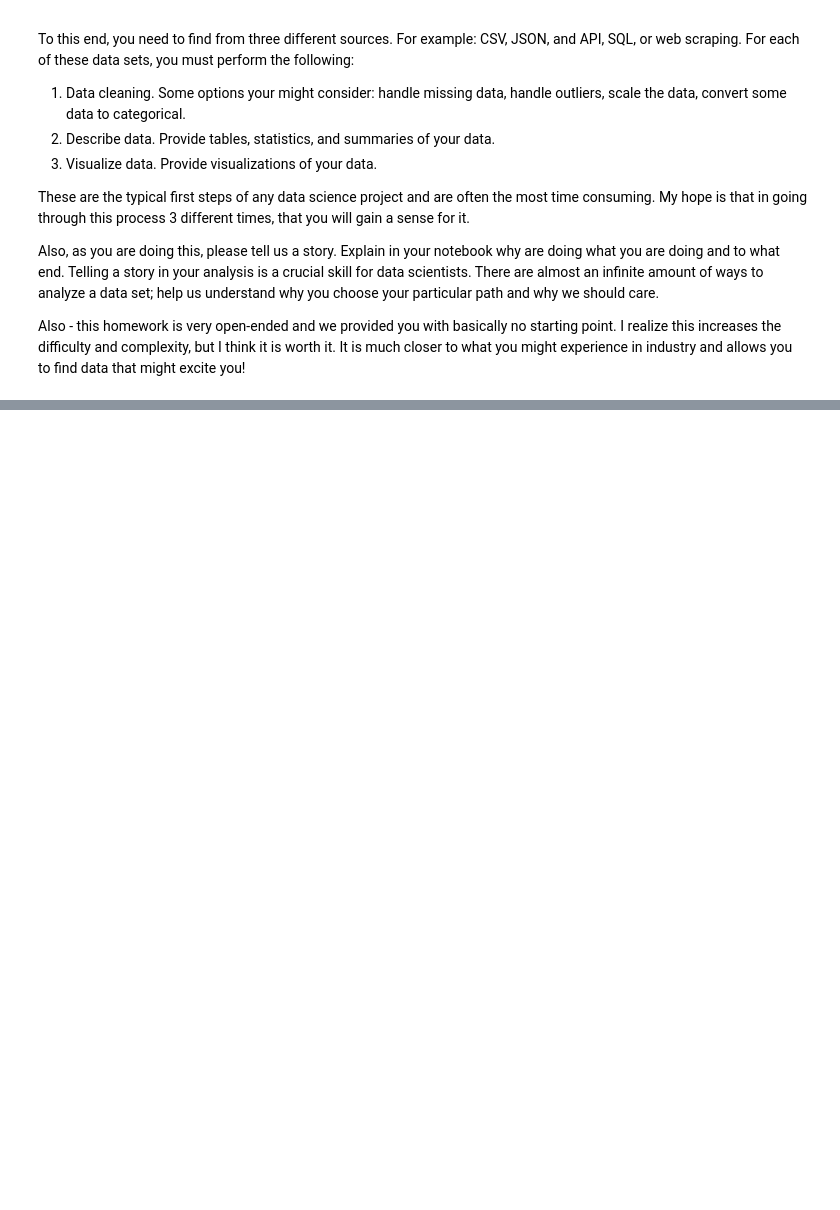
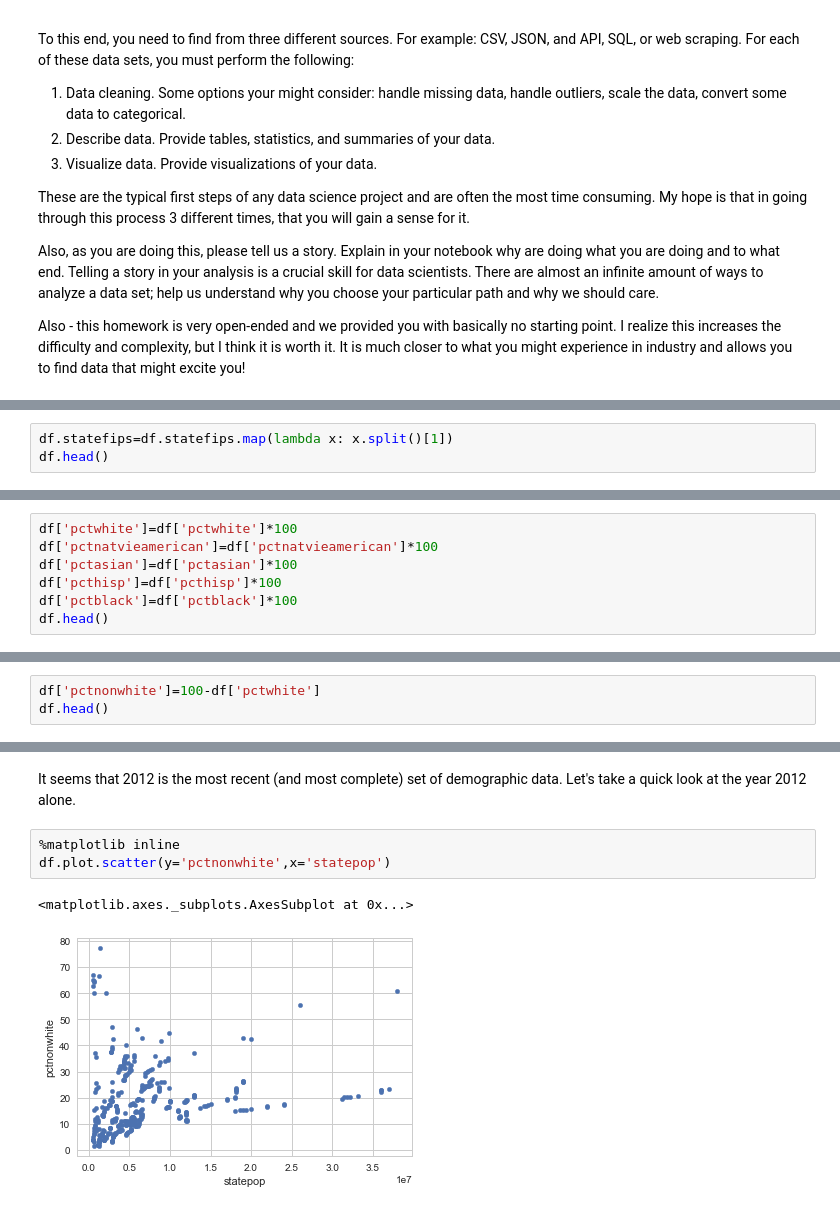
Before and after one commit to broad32/byu_econ_applied_machine_learning, a Jupyter notebook: homeworks/Homework_1.ipynb, the cells around one changed output, grey strips where cells are left out. Cells and saved outputs as stored; diff of their text form; blank space fills up the shorter version.

```diff
--- a/homeworks/Homework_1.ipynb
+++ b/homeworks/Homework_1.ipynb
@@ -38,0 +49,3 @@ data.head()
+# %%
+df.statefips=df.statefips.map(lambda x: x.split()[1])
+df.head()
@@ -38,0 +61,7 @@ data.head()
+# %%
+df['pctwhite']=df['pctwhite']*100
+df['pctnatvieamerican']=df['pctnatvieamerican']*100
+df['pctasian']=df['pctasian']*100
+df['pcthisp']=df['pcthisp']*100
+df['pctblack']=df['pctblack']*100
+df.head()
@@ -38,0 +77,3 @@ data.head()
+# %%
+df['pctnonwhite']=100-df['pctwhite']
+df.head()
@@ -38,0 +103,8 @@ data.head()
+# %% [markdown]
+It seems that 2012 is the most recent (and most complete) set of demographic data.  Let's take a quick look at the year 2012 alone.
+# %%
+%matplotlib inline
+df.plot.scatter(y='pctnonwhite',x='statepop')
+# %% [output]
+<matplotlib.axes._subplots.AxesSubplot at 0x...>
+[figure, added]
```
Also changed, not shown: parts of 62 cells of this notebook.
